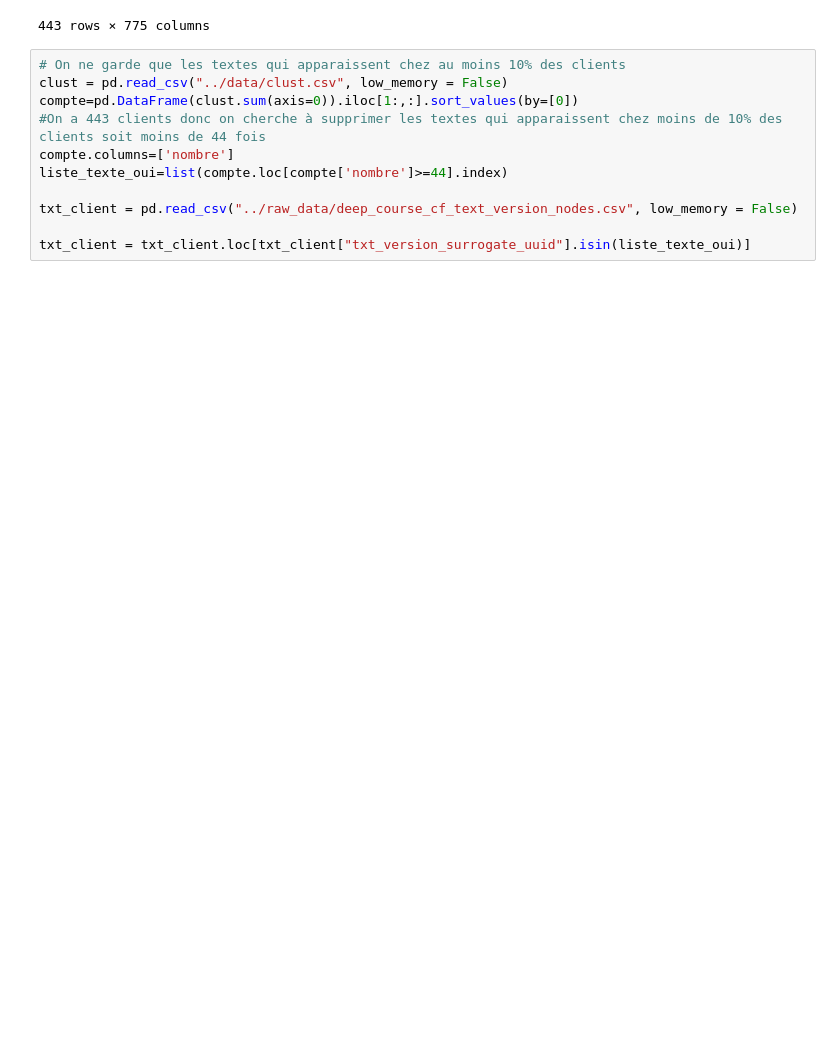
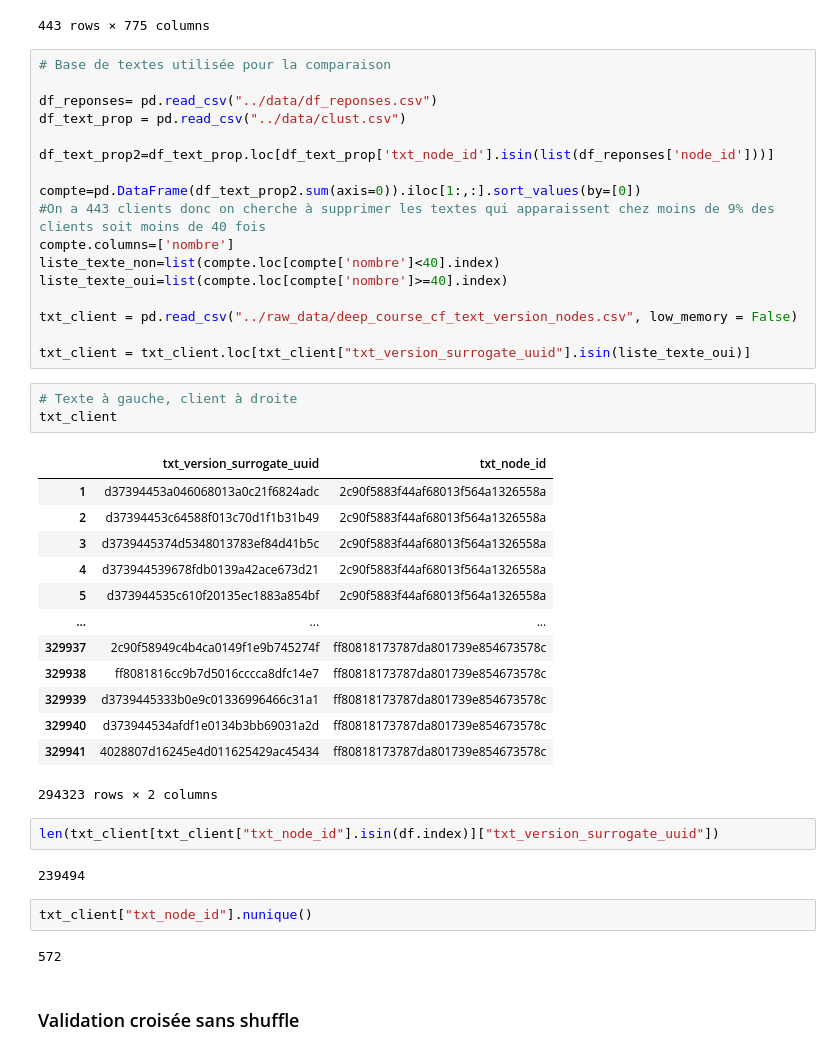
Before and after one commit to remi-vidal/StatApp, a Jupyter notebook: notebooks/validation_croisee.ipynb, the cells around one changed output. Saved outputs shown, nothing was run; the diff lists cells and outputs as text; blank space fills up the shorter version.

```diff
--- a/notebooks/validation_croisee.ipynb
+++ b/notebooks/validation_croisee.ipynb
@@ -30,16 +31,49 @@ df
 | ff80818173787da801739e854673578c | 0 | 0 | 1 | 1 | ... |
 443 rows × 775 columns
 # %%
-# On ne garde que les textes qui apparaissent chez au moins 10% des clients
-clust = pd.read_csv("../data/clust.csv", low_memory = False)
-compte=pd.DataFrame(clust.sum(axis=0)).iloc[1:,:].sort_values(by=[0])
-#On a 443 clients donc on cherche à supprimer les textes qui apparaissent chez moins de 10% des clients soit moins de 44 fois
+# Base de textes utilisée pour la comparaison
+
+df_reponses= pd.read_csv("../data/df_reponses.csv")
+df_text_prop = pd.read_csv("../data/clust.csv")
+
+df_text_prop2=df_text_prop.loc[df_text_prop['txt_node_id'].isin(list(df_reponses['node_id']))]
+
+compte=pd.DataFrame(df_text_prop2.sum(axis=0)).iloc[1:,:].sort_values(by=[0])
+#On a 443 clients donc on cherche à supprimer les textes qui apparaissent chez moins de 9% des clients soit moins de 40 fois
 compte.columns=['nombre']
-liste_texte_oui=list(compte.loc[compte['nombre']>=44].index)
+liste_texte_non=list(compte.loc[compte['nombre']<40].index)
+liste_texte_oui=list(compte.loc[compte['nombre']>=40].index)
 
 txt_client = pd.read_csv("../raw_data/deep_course_cf_text_version_nodes.csv", low_memory = False)
 
 txt_client = txt_client.loc[txt_client["txt_version_surrogate_uuid"].isin(liste_texte_oui)]
+# %%
+# Texte à gauche, client à droite
+txt_client
+# %% [output]
+|  | txt_version_surrogate_uuid | txt_node_id |
+| 1 | d37394453a046068013a0c21f6824adc | 2c90f5883f44af68013f564a1326558a |
+| 2 | d37394453c64588f013c70d1f1b31b49 | 2c90f5883f44af68013f564a1326558a |
+| 3 | d3739445374d5348013783ef84d41b5c | 2c90f5883f44af68013f564a1326558a |
+| 4 | d373944539678fdb0139a42ace673d21 | 2c90f5883f44af68013f564a1326558a |
+| 5 | d373944535c610f20135ec1883a854bf | 2c90f5883f44af68013f564a1326558a |
+| ... | ... | ... |
+| 329937 | 2c90f58949c4b4ca0149f1e9b745274f | ff80818173787da801739e854673578c |
+| 329938 | ff8081816cc9b7d5016cccca8dfc14e7 | ff80818173787da801739e854673578c |
+| 329939 | d3739445333b0e9c01336996466c31a1 | ff80818173787da801739e854673578c |
+| 329940 | d373944534afdf1e0134b3bb69031a2d | ff80818173787da801739e854673578c |
+| 329941 | 4028807d16245e4d011625429ac45434 | ff80818173787da801739e854673578c |
+294323 rows × 2 columns
+# %%
+len(txt_client[txt_client["txt_node_id"].isin(df.index)]["txt_version_surrogate_uuid"])
+# %% [output]
+239494
+# %%
+txt_client["txt_node_id"].nunique()
+# %% [output]
+572
+# %% [markdown]
+### Validation croisée sans shuffle
 # %%
 cross_validation(df, txt_client, n_clusters=range(1,11), K=10, shuffle=False)
 # %% [output]
```
Also changed, not shown: parts of 6 cells of this notebook, 1 other file.
